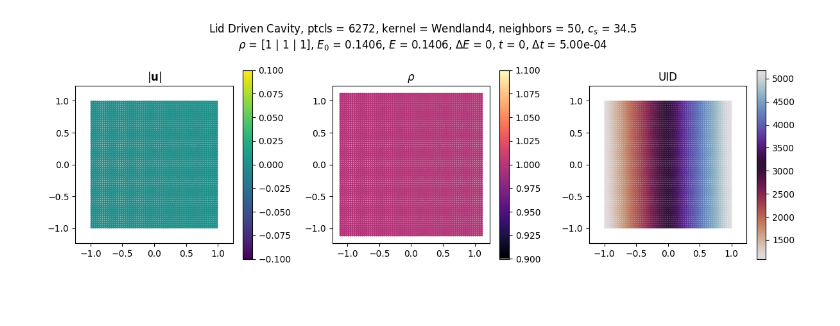
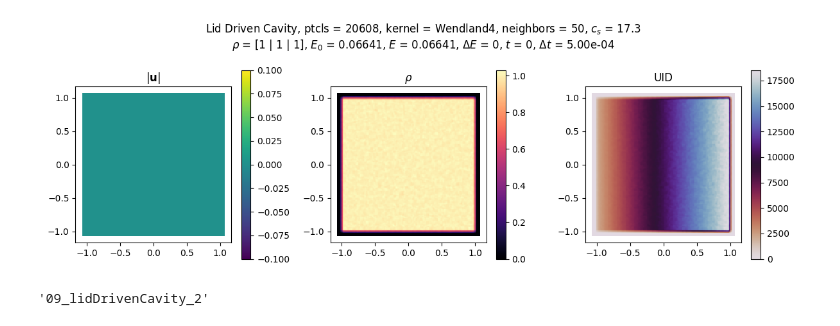
Before and after one commit to tum-pbs/diffSPH, a Jupyter notebook: examples/weaklyCompressible/09_LDC.ipynb, the cells around one changed output. Saved outputs shown, nothing was run; the diff lists cells and outputs as text; code cells hidden in the pictures.

```diff
--- a/examples/weaklyCompressible/09_LDC.ipynb
+++ b/examples/weaklyCompressible/09_LDC.ipynb
@@ -40,14 +40,14 @@ simulationName = 'Lid Driven Cavity'
 exportName = f'09_lidDrivenCavity'
 
 L = 2
-nx = 64
+nx = 128
 dx = L / nx
 targetDt = 0.0005
 rho0 = 1
 freeSurface = False
 band = 4
-fps = 50
-timeLimit = 10
+fps = 20
+timeLimit = 40
 
 kernel = KernelType.Wendland4
 scheme = SimulationScheme.DeltaSPH
@@ -61,3 +61,4 @@ c_s = 0.3 * volumeToSupport(dx**2, targetNeighbors, 2) / Kernel_Scale(kernel, 2)
 exportInterval = 1 / fps
 plotInterval = int(math.ceil(exportInterval / targetDt))
 timesteps = int(timeLimit / targetDt)
+print(c_s)
@@ -122,7 +125,7 @@ from sphMath.sampling import sampleDivergenceFreeNoise
 from sphMath.modules.particleShifting import computeShifting, solveShifting
 
 particleState, config, rigidBodies = initializeSimulation(scheme, config, regions)
-particleState.positions = shuffleParticles(particleState, config, 32)
+particleState.positions = shuffleParticles(particleState, config, 4)
 
 particleState.velocities[particleState.positions[:,1] > 1.0,0] = 1
 
@@ -148,9 +231,9 @@ particleState.velocities[particleState.positions[:,1] > 1.0,0] = 1
 # %%
 ## Setup simulation, everything after this should be the same for all examples
-fig, axis, velocityPlot, densityPlot, uidPlot, particleSystem, dt, initialKineticEnergy, initialPotentialEnergy, initialEnergy = setupExampleSimulation(simulationName, scheme, particleState, config, regions, stacked = 'horizontal', figsize = (12, 4), markerSize = 3)
+fig, axis, velocityPlot, densityPlot, uidPlot, particleSystem, dt, initialKineticEnergy, initialPotentialEnergy, initialEnergy = setupExampleSimulation(simulationName, scheme, particleState, config, regions, stacked = 'horizontal', figsize = (12, 4), markerSize = 1)
 
 imagePrefix = f'./images/{exportName}/'
 os.makedirs(imagePrefix, exist_ok = True)
 fig.savefig(f'{imagePrefix}frame_{0:05d}.png', dpi = 100)
 # %% [output]
-[figure, old version]
+[figure, new version]
@@ -156,0 +246,4 @@ fig.savefig(f'{imagePrefix}frame_{0:05d}.png', dpi = 100)
+# %%
+exportName
+# %% [output]
+'09_lidDrivenCavity_2'
```
Also changed, not shown: parts of 13 cells of this notebook, 50 other files.
